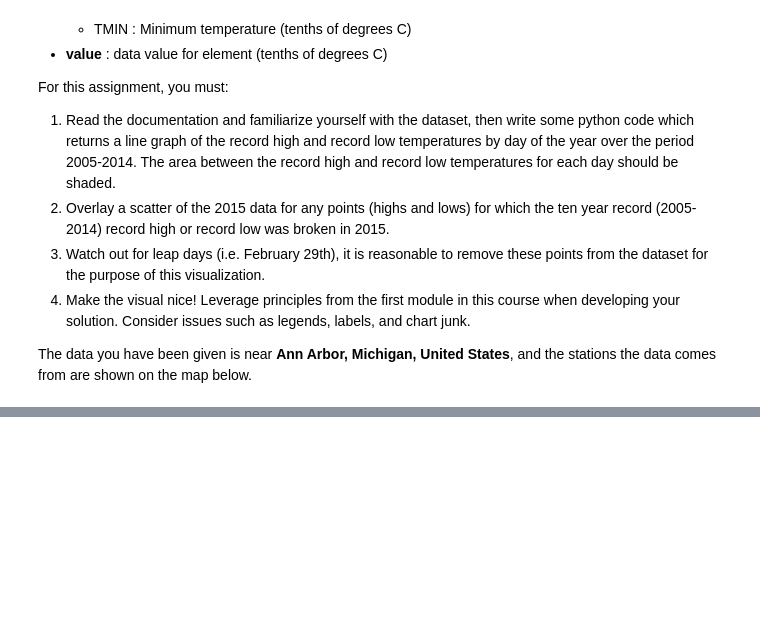
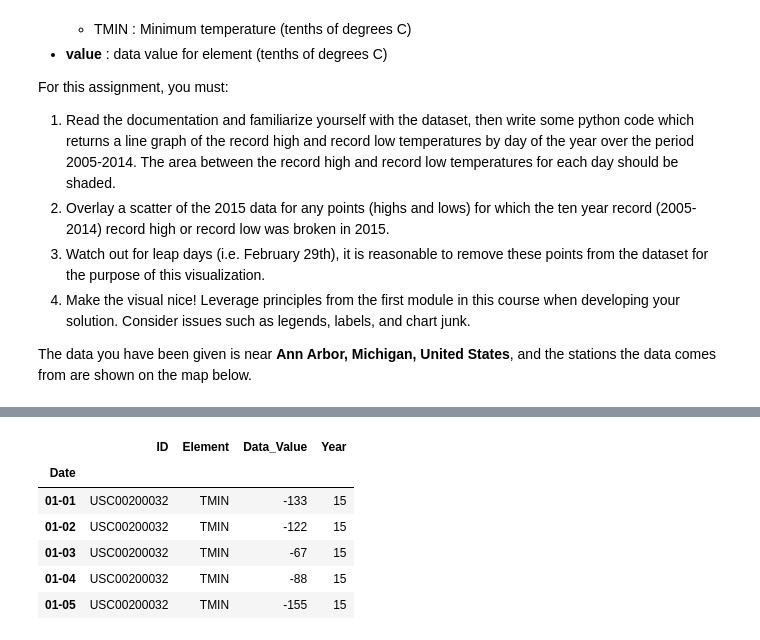
Before and after one commit to wysiib/coursera-applied-data-science-with-python, a Jupyter notebook: applied-plotting-charting-and-data-representation-in-python/week2/Assignment2.ipynb, the cells around one changed output, grey strips where cells are left out. Cells and saved outputs as stored; diff of their text form; code cells hidden in the pictures; blank space fills up the shorter version.

```diff
--- a/applied-plotting-charting-and-data-representation-in-python/week2/Assignment2.ipynb
+++ b/applied-plotting-charting-and-data-representation-in-python/week2/Assignment2.ipynb
@@ -81,0 +101,11 @@ record_highs = df_max[df_max['Data_Value'] > record_max]
+# %%
+min_2015 = df[(df['Year'] == '15') & (df['Element'] == 'TMIN')].groupby('Date').min()
+min_2015.head()
+# %% [output]
+|  | ID | Element | Data_Value | Year |
+| Date |  |  |  |  |
+| 01-01 | USC00200032 | TMIN | -133 | 15 |
+| 01-02 | USC00200032 | TMIN | -122 | 15 |
+| 01-03 | USC00200032 | TMIN | -67 | 15 |
+| 01-04 | USC00200032 | TMIN | -88 | 15 |
+| 01-05 | USC00200032 | TMIN | -155 | 15 |
```
Also changed, not shown: parts of 9 cells of this notebook, 1 other file.
